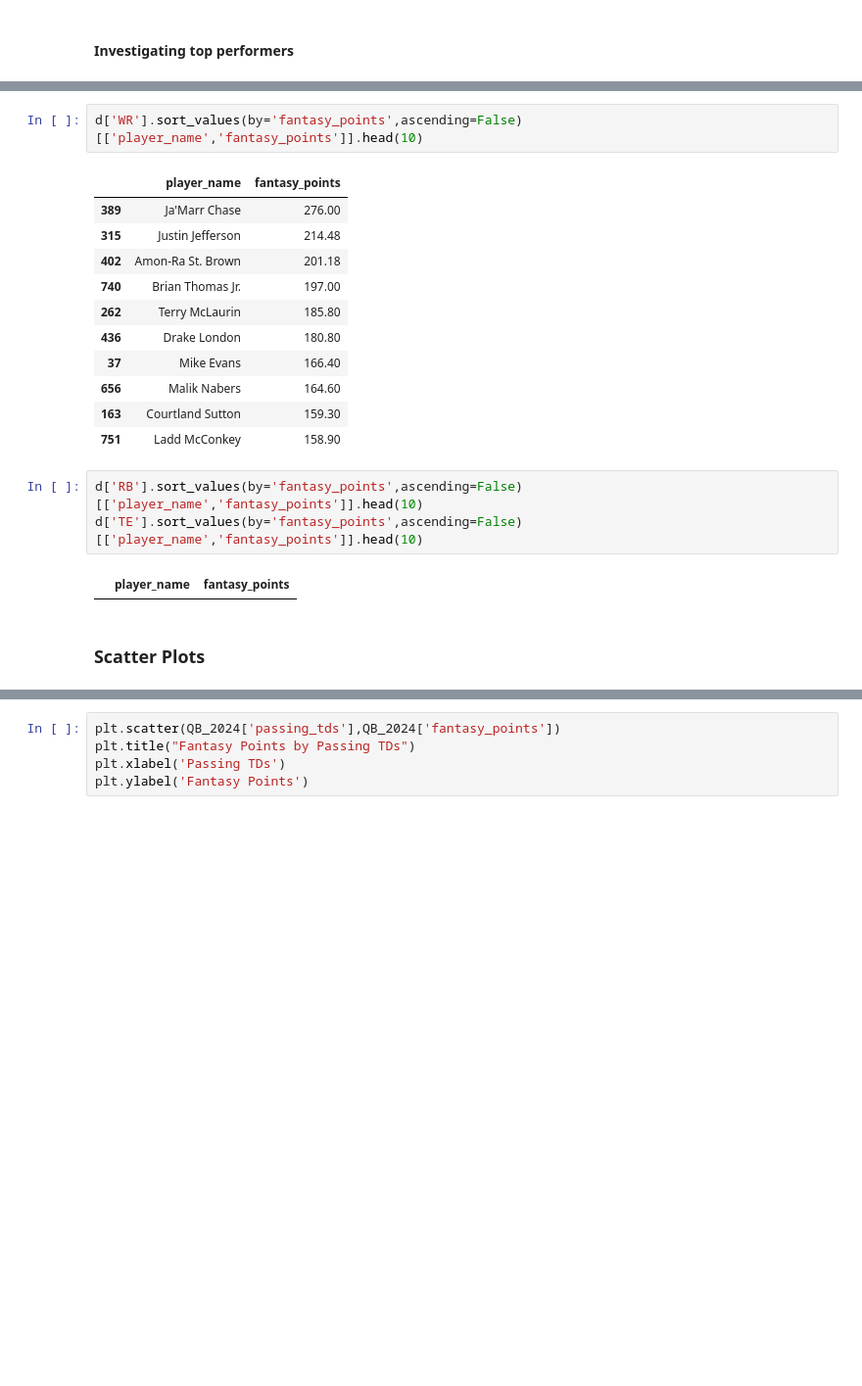
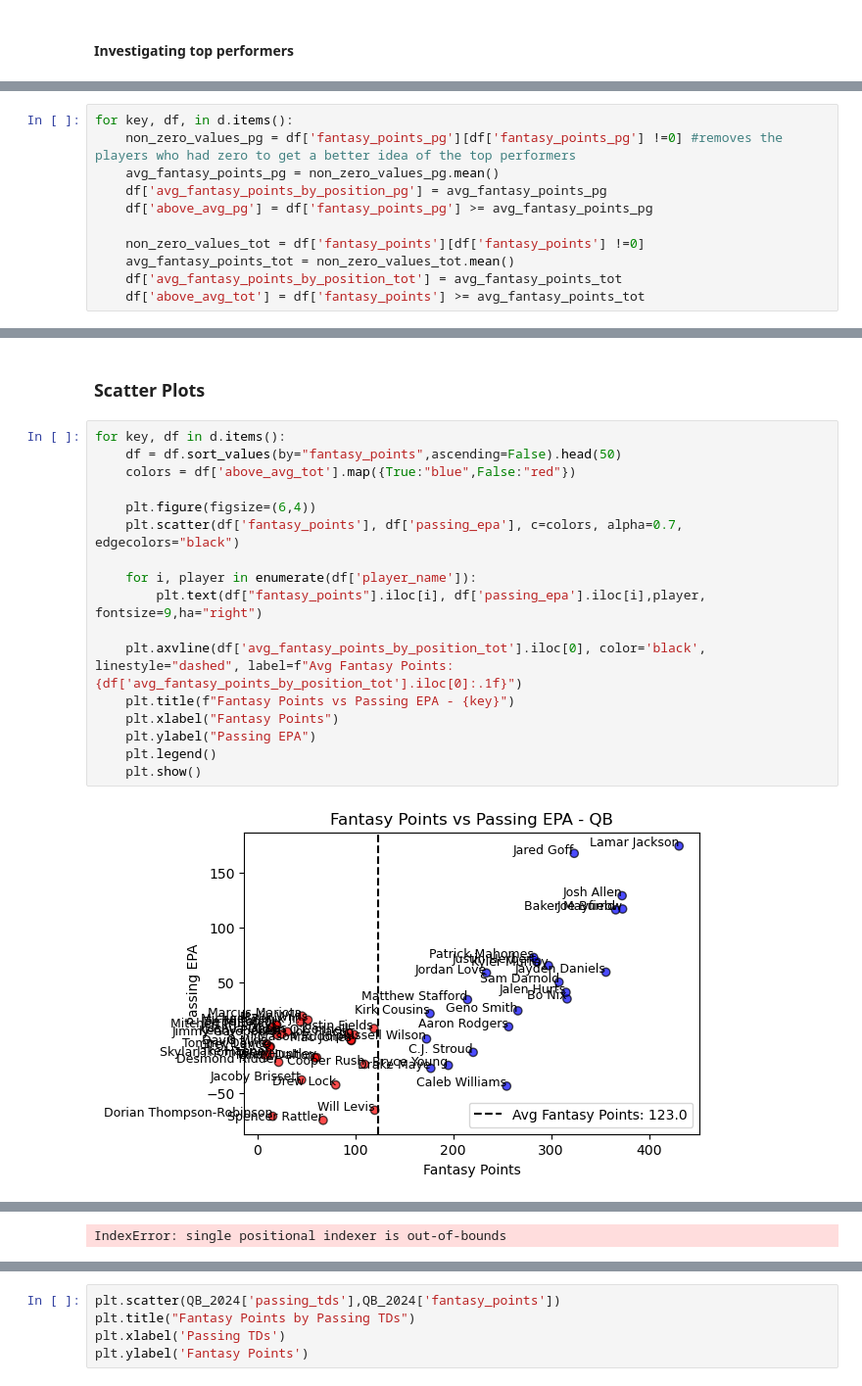
Before and after one commit to otherwiseevan/Fantasy-Football, a Jupyter notebook: FootballAnalytics.ipynb, the cells around one changed output, grey strips where cells are left out. Shown at 98% size. Drawn from its saved outputs; the diff is of its cells as text; blank space fills up the shorter version.

```diff
--- a/FootballAnalytics.ipynb
+++ b/FootballAnalytics.ipynb
@@ -205,0 +179,11 @@ Index: []
+# %%
+for key, df, in d.items():
+    non_zero_values_pg = df['fantasy_points_pg'][df['fantasy_points_pg'] !=0] #removes the players who had zero to get a better idea of the top performers
+    avg_fantasy_points_pg = non_zero_values_pg.mean()
+    df['avg_fantasy_points_by_position_pg'] = avg_fantasy_points_pg
+    df['above_avg_pg'] = df['fantasy_points_pg'] >= avg_fantasy_points_pg
+
+    non_zero_values_tot = df['fantasy_points'][df['fantasy_points'] !=0]
+    avg_fantasy_points_tot = non_zero_values_tot.mean()
+    df['avg_fantasy_points_by_position_tot'] = avg_fantasy_points_tot
+    df['above_avg_tot'] = df['fantasy_points'] >= avg_fantasy_points_tot
@@ -220,21 +248,21 @@ d['QB'].sort_values(by='fantasy_points',ascending=False)[['player_name','fantasy
-# %%
-d['WR'].sort_values(by='fantasy_points',ascending=False)[['player_name','fantasy_points']].head(10)
-# %% [output]
-|  | player_name | fantasy_points |
-| 389 | Ja'Marr Chase | 276.00 |
-| 315 | Justin Jefferson | 214.48 |
-| 402 | Amon-Ra St. Brown | 201.18 |
-| 740 | Brian Thomas Jr. | 197.00 |
-| 262 | Terry McLaurin | 185.80 |
-| 436 | Drake London | 180.80 |
-| 37 | Mike Evans | 166.40 |
-| 656 | Malik Nabers | 164.60 |
-| 163 | Courtland Sutton | 159.30 |
-| 751 | Ladd McConkey | 158.90 |
-# %%
-d['RB'].sort_values(by='fantasy_points',ascending=False)[['player_name','fantasy_points']].head(10)
-d['TE'].sort_values(by='fantasy_points',ascending=False)[['player_name','fantasy_points']].head(10)
-# %% [output]
-|  | player_name | fantasy_points |
 # %% [markdown]
 ### Scatter Plots
+# %%
+for key, df in d.items():
+    df = df.sort_values(by="fantasy_points",ascending=False).head(50)
+    colors = df['above_avg_tot'].map({True:"blue",False:"red"})
+
+    plt.figure(figsize=(6,4))
+    plt.scatter(df['fantasy_points'], df['passing_epa'], c=colors, alpha=0.7, edgecolors="black")
+
+    for i, player in enumerate(df['player_name']):
+        plt.text(df["fantasy_points"].iloc[i], df['passing_epa'].iloc[i],player, fontsize=9,ha="right")
+
+    plt.axvline(df['avg_fantasy_points_by_position_tot'].iloc[0], color='black', linestyle="dashed", label=f"Avg Fantasy Points: {df['avg_fantasy_points_by_position_tot'].iloc[0]:.1f}")
+    plt.title(f"Fantasy Points vs Passing EPA - {key}")
+    plt.xlabel("Fantasy Points")
+    plt.ylabel("Passing EPA")
+    plt.legend()
+    plt.show()
+# %% [output]
+[figure, added]
@@ -240,0 +276 @@ d['TE'].sort_values(by='fantasy_points',ascending=False)[['player_name','fantasy
+IndexError: single positional indexer is out-of-bounds
```
Also changed, not shown: parts of 15 cells of this notebook.
